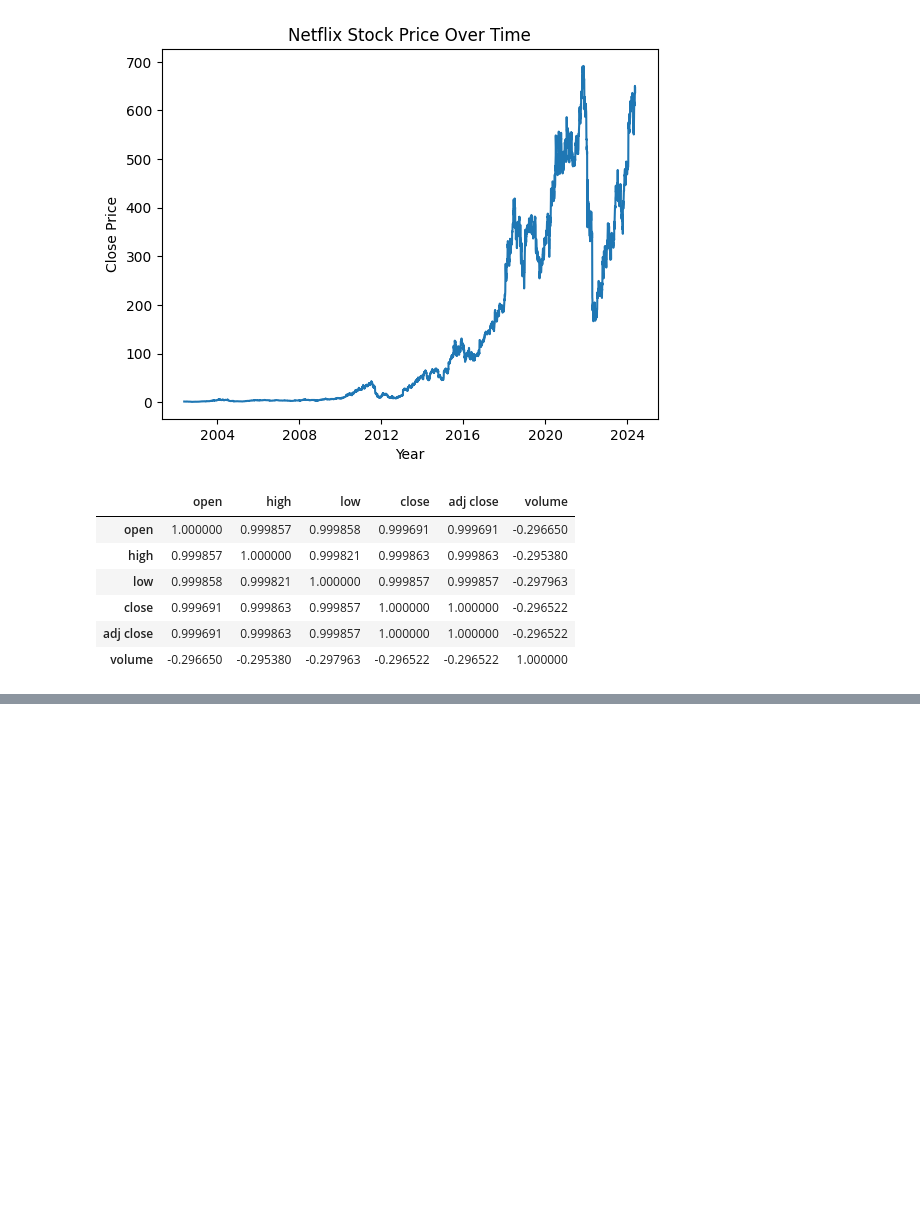
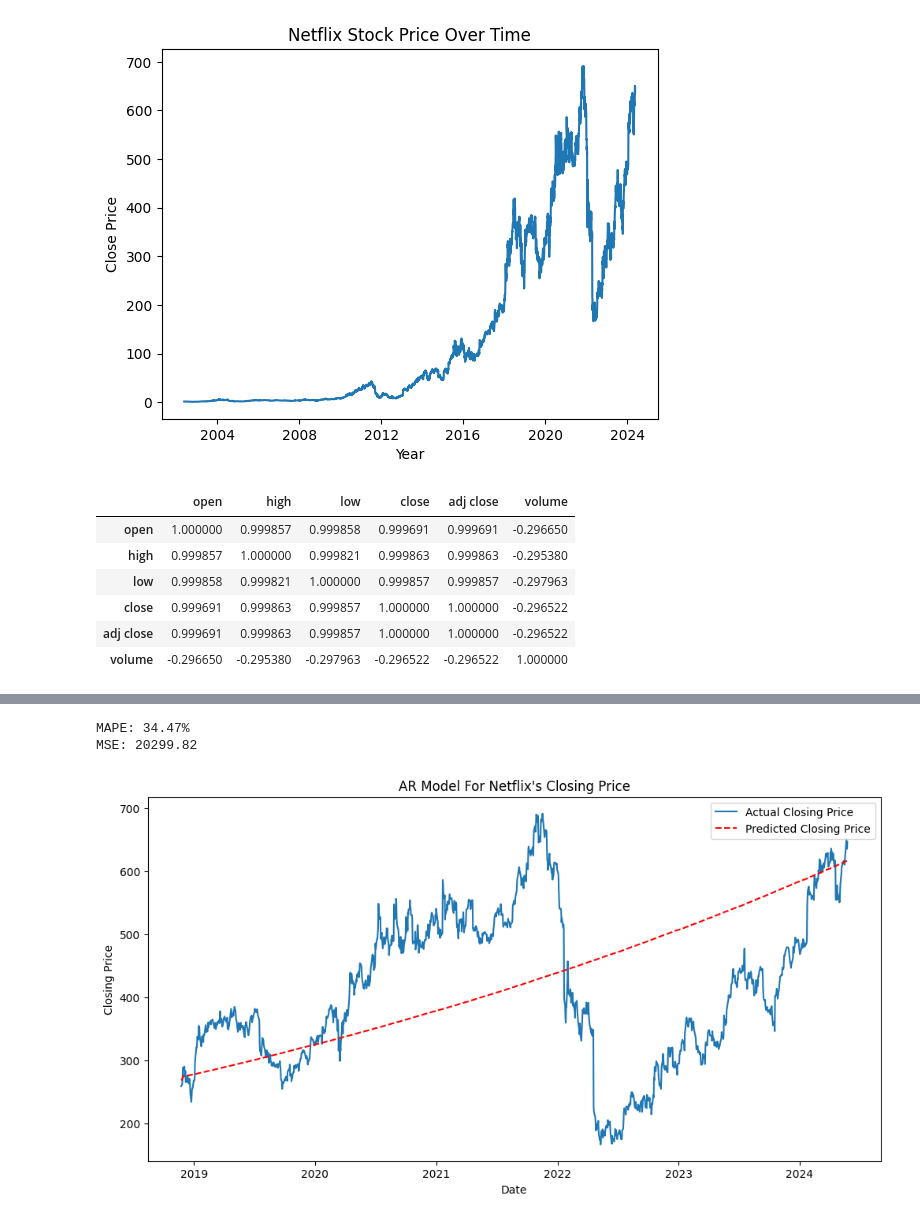
Before and after one commit to kazirshahria/regression_and_time_series, a Jupyter notebook: time_series.ipynb, the cells around one changed output, grey strips where cells are left out. Drawn from its saved outputs; the diff is of its cells as text; code cells hidden in the pictures; blank space fills up the shorter version.

```diff
--- a/time_series.ipynb
+++ b/time_series.ipynb
@@ -59,0 +127,16 @@ corr
+# %%
+# Split the data
+train_size = int(0.75 * len(df))
+train_data = df[:train_size]
+test_data = df[train_size+1:]
+
+y_train = train_data["close"]
+y_test = test_data["close"]
+# %%
+# AR Model
+lags = [i for i in range(1, 10)]
+ar_model = AutoReg(y_train, lags=lags).fit()
+# %%
+# Make Predictions
+y_pred = ar_model.predict(start=train_size+1, end=len(df)-1, dynamic=False)
+y_pred
@@ -59,0 +156,22 @@ corr
+# %%
+# MAPE and MSE
+mape = mean_absolute_percentage_error(y_test, y_pred)
+mse = mean_squared_error(y_test, y_pred)
+
+print(f"MAPE: {round(mape*100, 2)}%")
+print(f"MSE: {round(mse, 2)}")
+# %% [output]
+MAPE: 34.47%
+MSE: 20299.82
+# %%
+# Visualize actual and prediction
+plt.figure(figsize=(12, 6))
+plt.plot(y_test.index, y_test, label="Actual Closing Price")
+plt.plot(y_test.index, y_pred, c="r", linestyle="--", label="Predicted Closing Price")
+plt.xlabel("Date")
+plt.ylabel("Closing Price")
+plt.title("AR Model For Netflix's Closing Price")
+plt.legend()
+plt.show()
+# %% [output]
+[figure, added]
```
Also changed, not shown: parts of 22 cells of this notebook.
